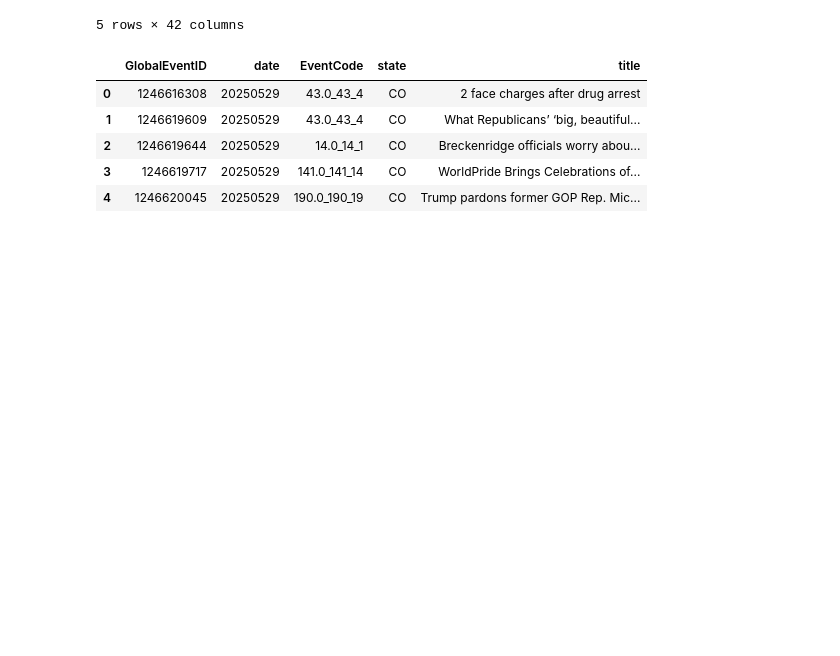
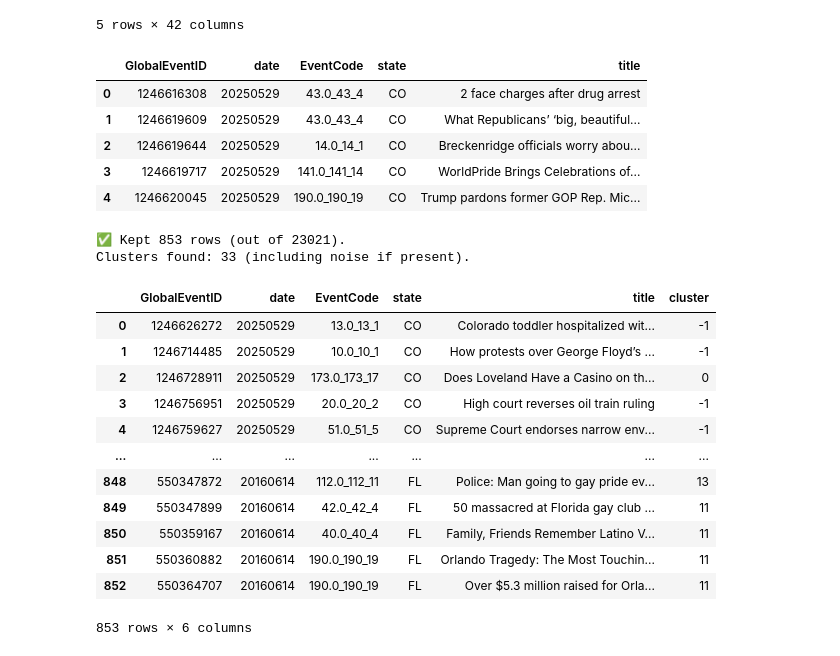
Before and after one commit to elugos/HSMS_LUGOS, a Jupyter notebook: reduce_triplets.ipynb, the cells around one changed output. Saved outputs shown, nothing was run; the diff lists cells and outputs as text; code cells hidden in the pictures; blank space fills up the shorter version.

Commit message:
add cluster

```diff
--- a/reduce_triplets.ipynb
+++ b/reduce_triplets.ipynb
@@ -1039,7 +1039,7 @@ def run_dbscan_on_node_embeddings(
     eps: float = 0.3,
     min_samples: int = 5,
     scale: bool = True,
-    metric: str = 'cosine'
+    metric: str = 'euclidean'
 ):
     """
     Run DBSCAN clustering on all numeric columns except the node ID column.
@@ -1102,9 +1102,9 @@ df_clean = all_emb.dropna().reset_index(drop=True)
 df_clustered, summary = run_dbscan_on_node_embeddings(
     df_clean,
     id_col='node_id',
-    eps=0.25,
+    eps=5,
     min_samples=5,
     scale=True,
-    metric='cosine'
+    metric='euclidean'
 )
 # %% [output]
@@ -1128,3 +1128,45 @@ global_db.head()
 | 2 | 1246619644 | 20250529 | 14.0_14_1 | CO | Breckenridge officials worry abou... |
 | 3 | 1246619717 | 20250529 | 141.0_141_14 | CO | WorldPride Brings Celebrations of... |
 | 4 | 1246620045 | 20250529 | 190.0_190_19 | CO | Trump pardons former GOP Rep. Mic... |
+# %%
+def join_global_db_with_clusters(
+    df_clustered: pd.DataFrame,
+    global_db: pd.DataFrame,
+    node_col: str = 'node_id',
+    global_id_col: str = 'GlobalEventID'
+) -> pd.DataFrame:
+    """
+    Join cluster labels from df_clustered into global_db,
+    keeping only rows that exist in df_clustered.
+    """
+    merged = global_db.merge(
+        df_clustered[[node_col, 'cluster']],
+        left_on=global_id_col,
+        right_on=node_col,
+        how='inner'   # keep only matching rows
+    )
+    merged.drop(columns=[node_col], inplace=True)
+    print(f"✅ Kept {len(merged)} rows (out of {len(global_db)}).")
+    print(f"Clusters found: {merged['cluster'].nunique()} (including noise if present).")
+    return merged
+# %%
+global_db_with_clusters = join_global_db_with_clusters(df_clustered, global_db)
+# %% [output]
+✅ Kept 853 rows (out of 23021).
+Clusters found: 33 (including noise if present).
+# %%
+global_db_with_clusters
+# %% [output]
+|  | GlobalEventID | date | EventCode | state | title | cluster |
+| 0 | 1246626272 | 20250529 | 13.0_13_1 | CO | Colorado toddler hospitalized wit... | -1 |
+| 1 | 1246714485 | 20250529 | 10.0_10_1 | CO | How protests over George Floyd’s ... | -1 |
+| 2 | 1246728911 | 20250529 | 173.0_173_17 | CO | Does Loveland Have a Casino on th... | 0 |
+| 3 | 1246756951 | 20250529 | 20.0_20_2 | CO | High court reverses oil train ruling | -1 |
+| 4 | 1246759627 | 20250529 | 51.0_51_5 | CO | Supreme Court endorses narrow env... | -1 |
+| ... | ... | ... | ... | ... | ... | ... |
+| 848 | 550347872 | 20160614 | 112.0_112_11 | FL | Police: Man going to gay pride ev... | 13 |
+| 849 | 550347899 | 20160614 | 42.0_42_4 | FL | 50 massacred at Florida gay club ... | 11 |
+| 850 | 550359167 | 20160614 | 40.0_40_4 | FL | Family, Friends Remember Latino V... | 11 |
+| 851 | 550360882 | 20160614 | 190.0_190_19 | FL | Orlando Tragedy: The Most Touchin... | 11 |
+| 852 | 550364707 | 20160614 | 190.0_190_19 | FL | Over $5.3 million raised for Orla... | 11 |
+853 rows × 6 columns
```
Also changed, not shown: parts of 4 cells of this notebook.
